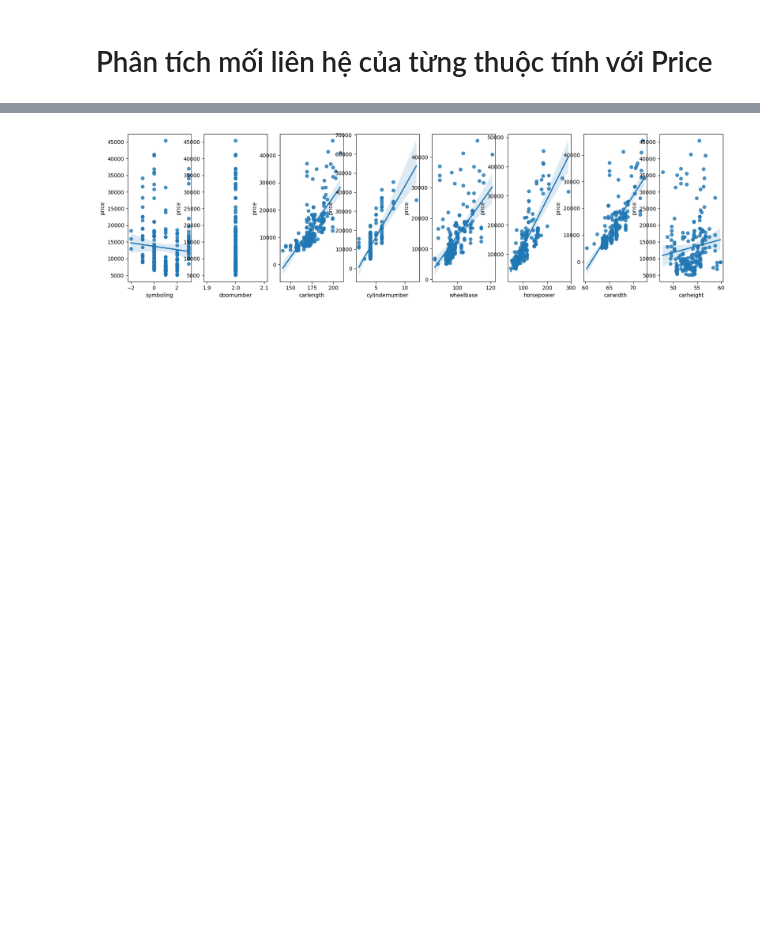
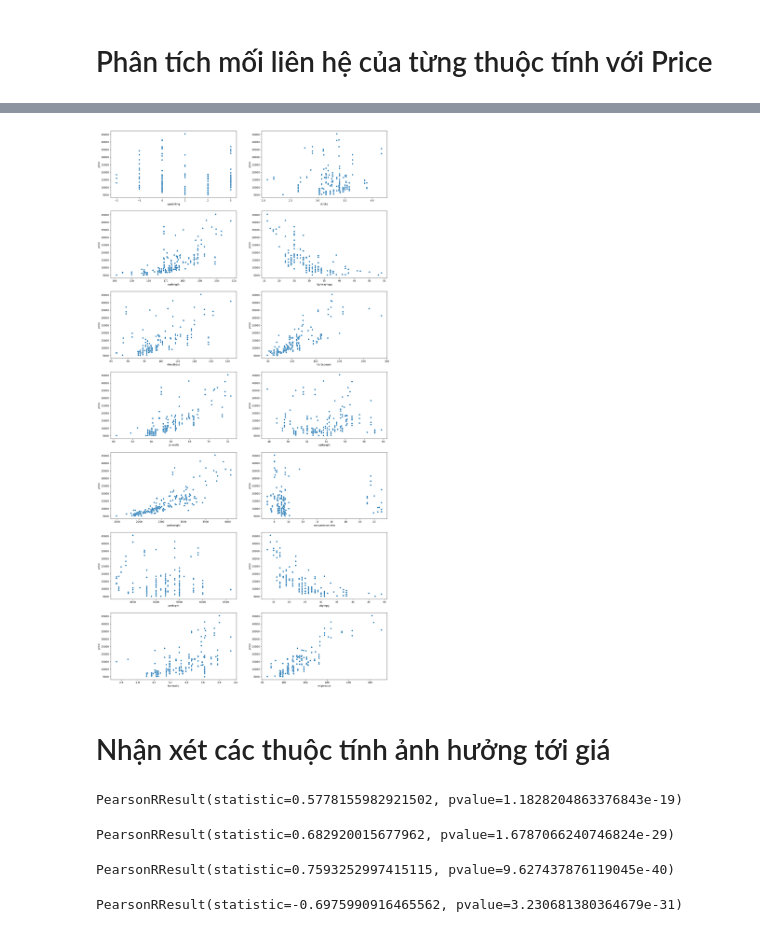
Before and after one commit to nthvinh03/Homework, a Jupyter notebook: Case_Study.ipynb, the cells around one changed output, grey strips where cells are left out. Cells and saved outputs as stored; diff of their text form; code cells hidden in the pictures; blank space fills up the shorter version.

```diff
--- a/Case_Study.ipynb
+++ b/Case_Study.ipynb
@@ -82,7 +89,8 @@ array(['alfa-romero giulia', 'alfa-romero stelvio',
        'volvo 264gl', 'volvo diesel', 'volvo 246'], dtype=object)
 # %% [markdown]
 # Tìm hiểu mối liên hệ giữa hãng xe và tên xe
-# %%
-df['Car Brand']=df['CarName'].str.split(' ',expand=True)[0]
-df['Car Name']=df['CarName'].str.split(' ',expand=True)[1]
+# %%
+# Tách dữ liệu từ cột Carname thành hãng xe và tên xe
+
+df['Brand']=df['CarName'].str.split(' ',expand=True)[0]
 # %%
@@ -103,0 +120,13 @@ df
+# %%
+# Tạo dictionary
+carbrand_check={
+    'maxda':'mazda',
+    'Nissan':'nissan',
+    'porcshce':'posrche',
+    'toyouta':'toyota',
+    'vw':'volkswagen',
+    'vokswagen':'volkswagen'
+}
+# %%
+# sửa dữ liệu bị sai
+df['Brand']=df['Brand'].replace(carbrand_check)
@@ -190,13 +244,45 @@ sns.barplot(brand_price,x='Car Brand',y='price')
 # %%
-fix,axs=plt.subplots(1,8,figsize=(20,5))
-sns.regplot(x='symboling',y='price',data=df,ax=axs[0])
-sns.regplot(x='doornumber',y='price',data=df,ax=axs[1])
-sns.regplot(x='carlength',y='price',data=df,ax=axs[2])
-sns.regplot(x='cylindernumber',y='price',data=df,ax=axs[3])
-sns.regplot(x='wheelbase',y='price',data=df,ax=axs[4])
-sns.regplot(x='horsepower',y='price',data=df,ax=axs[5])
-sns.regplot(x='carwidth',y='price',data=df,ax=axs[6])
-sns.regplot(x='carheight',y='price',data=df,ax=axs[7])
+fix,axs=plt.subplots(7,2,figsize=(20,40))
+sns.scatterplot(x='symboling',y='price',data=df,ax=axs[0][0])
+sns.scatterplot(x='stroke',y='price',data=df,ax=axs[0][1])
+sns.scatterplot(x='carlength',y='price',data=df,ax=axs[1][0])
+sns.scatterplot(x='highwaympg',y='price',data=df,ax=axs[1][1])
+sns.scatterplot(x='wheelbase',y='price',data=df,ax=axs[2][0])
+sns.scatterplot(x='horsepower',y='price',data=df,ax=axs[2][1])
+sns.scatterplot(x='carwidth',y='price',data=df,ax=axs[3][0])
+sns.scatterplot(x='carheight',y='price',data=df,ax=axs[3][1])
+sns.scatterplot(x='curbweight',y='price',data=df,ax=axs[4][0])
+sns.scatterplot(x='compressionratio',y='price',data=df,ax=axs[4][1])
+sns.scatterplot(x='peakrpm',y='price',data=df,ax=axs[5][0])
+sns.scatterplot(x='citympg',y='price',data=df,ax=axs[5][1])
+sns.scatterplot(x='boreratio',y='price',data=df,ax=axs[6][0])
+sns.scatterplot(x='enginesize',y='price',data=df,ax=axs[6][1])
 plt.show()
 # %% [output]
-[figure, old version]
+[figure, new version]
+# %% [markdown]
+# Nhận xét các thuộc tính ảnh hưởng tới giá
+# %%
+#wheelbase
+stats.pearsonr(df['wheelbase'], df['price'])
+#  pvalue=1.1828204863376843e-19 <0.05 -> wheelbase có tương quan với giá
+# %% [output]
+PearsonRResult(statistic=0.5778155982921502, pvalue=1.1828204863376843e-19)
+# %%
+# carlenght
+stats.pearsonr(df['carlength'],df['price'])
+# pvalue=1.6787066240746824e-29 <0.05 -> carlenght có tương quan với giá
+# %% [output]
+PearsonRResult(statistic=0.682920015677962, pvalue=1.6787066240746824e-29)
+# %%
+# carwidth
+stats.pearsonr(df['carwidth'], df['price'])
+# pvalue=9.627437876119045e-40 <0.05 -> carwidth có tương quan với giá
+# %% [output]
+PearsonRResult(statistic=0.7593252997415115, pvalue=9.627437876119045e-40)
+# %%
+# hightwaympg
+stats.pearsonr(df['highwaympg'], df['price'])
+# pvalue=3.230681380364679e-31 <0.05 -> có  tương quan với giá
+# %% [output]
+PearsonRResult(statistic=-0.6975990916465562, pvalue=3.230681380364679e-31)
```
Also changed, not shown: parts of 77 cells of this notebook, 1 other file.
